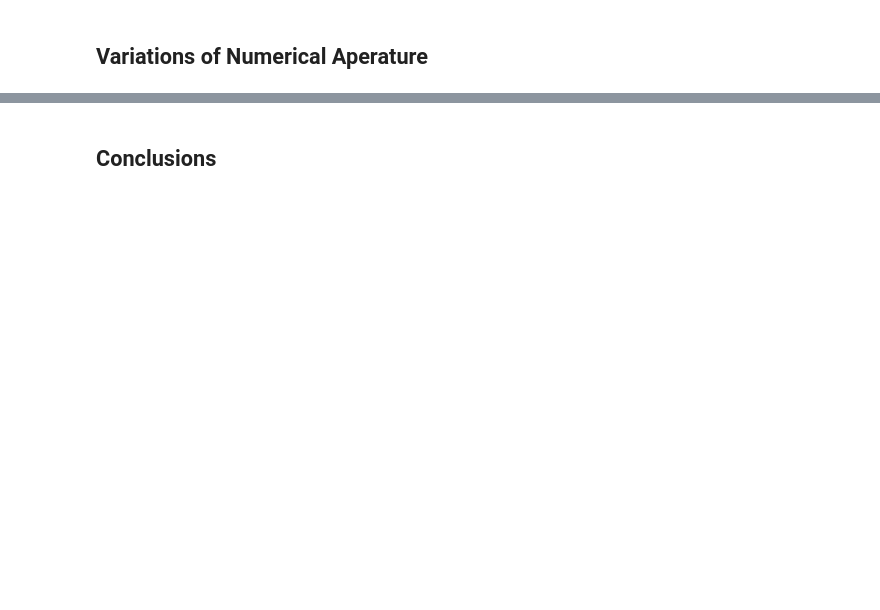
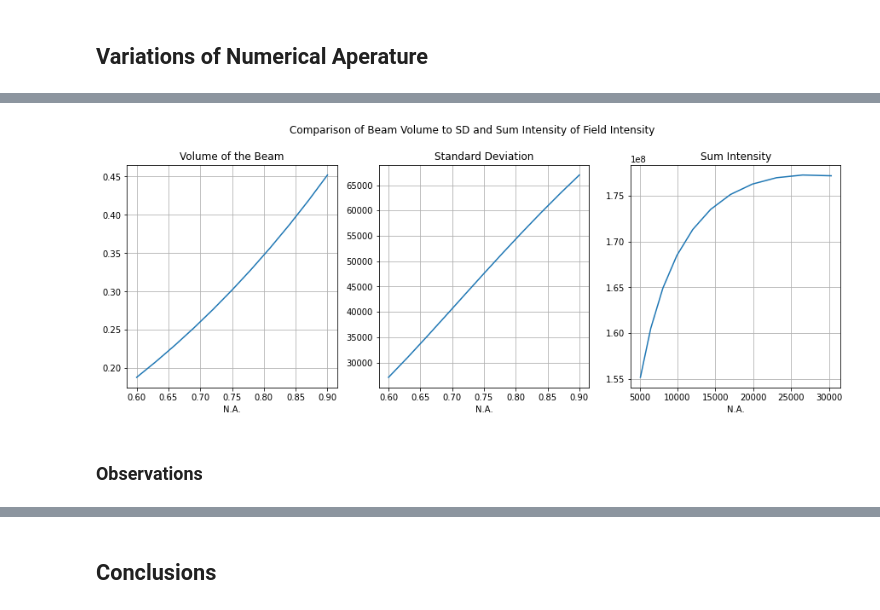
Before and after one commit to fizixmastr/Numerical-Analysis-of-Vector-Fields-in-a-High-N.A.-Lens, a Jupyter notebook: Simulation and Analysis of Fields in a High Numerical Aperture Lens.ipynb, the cells around one changed output, grey strips where cells are left out. Saved outputs shown, nothing was run; the diff lists cells and outputs as text; code cells hidden in the pictures; blank space fills up the shorter version.

```diff
--- a/Simulation and Analysis of Fields in a High Numerical Aperture Lens.ipynb
+++ b/Simulation and Analysis of Fields in a High Numerical Aperture Lens.ipynb
@@ -851,10 +846,0 @@ Three representative plots
-# %%
-for i in range(3):
-    NAField = plt.imshow(NAFields[i*5], cmap = 'inferno',
-                         extent=[-x, x, -y, y],
-                                 interpolation = interp)
-    colorbar(NAField)
-    plt.title('$|\\textbf{E}_{r:xy}|^2$')
-    plt.ylabel('$r [\lambda]$')
-    plt.xlabel('$z [\lambda]$')
-    plt.show()
@@ -937,0 +940,57 @@ And finally return the N.A. variable to its original value.
+# %%
+NAs = np.linspace(0.6, 0.9, 11)
+NAResults = np.empty([11,2])
+
+# Adding these again here helps in allowing the notebook sections to be more independent
+E_z = np.empty((res, res), dtype = complex)
+
+xArray = np.linspace(-2, 2, res)*λ
+yArray = np.linspace(-2, 2, res)*λ
+
+volResults = np.zeros([len(NAResults)])
+ratResults = np.zeros([len(NAResults),2])
+
+for i in range(len(NAs)):
+    NA = NAs[i]
+
+    #It will be necessary to recalculate all of the derivative variables
+    θ_max = arcsin(NA)
+    θ = np.linspace(0, θ_max, 201)
+    w = 0.4*f*sin(θ_max)
+
+    z=0
+
+    for l in range(len(xArray)):
+        for m in range(len(yArray)):
+            r = sqrt(xArray[l]**2+yArray[m]**2)
+            E_r[l,m] = 2*A*cos(𝜑_0)*integrate(lambda t: I_r(t,r,z), 0, θ_max)[0]
+
+    # Frist, the volume and Std/ of the field  in the focal region is found by summing the intesities of all points
+    NAResults[i,0] = np.std(abs(E_r)**2)
+    NAResults[i,1] = np.sum(abs(E_r)**2)
+
+    # Volume of beam is found using 'shell method'
+    volResults[i] = integrate(lambda θ: 2*π*θ*exp(-(f*sin(θ)/w)**2), 0, θ_max)[0]
+
+    # And then the ratio is calculate
+    ratResults[i] = NAResults[i, 0]/volResults[i], NAResults[i, 1]/volResults[i]
+#    ratResults[i] = NAResults[i]/volResults[i]# NAResults[i, 1]/volResults[i]
+
+fig, axs = plt.subplots(nrows = 1, ncols = 3, figsize = [15, 5])
+plt.subplots_adjust(top = .85)
+plt.suptitle('Comparison of Beam Volume to SD and Sum Intensity of Field Intensity')
+
+axs[0].set(title='Volume of the Beam', xlabel='N.A.', )
+axs[0].plot(NAs[:], volResults), axs[0].grid()
+
+axs[1].set(title='Standard Deviation', xlabel='N.A.')
+axs[1].plot(NAs[:], ratResults[:,0]), axs[1].grid()
+
+axs[2].set(title='Sum Intensity', xlabel='N.A.')
+axs[2].plot(NAResults[0:11, 0], ratResults[0:11, 1]), axs[2].grid()
+
+plt.show()
+# %% [output]
+[figure, added]
+# %% [markdown]
+### Observations
```
Also changed, not shown: parts of 42 cells of this notebook.
